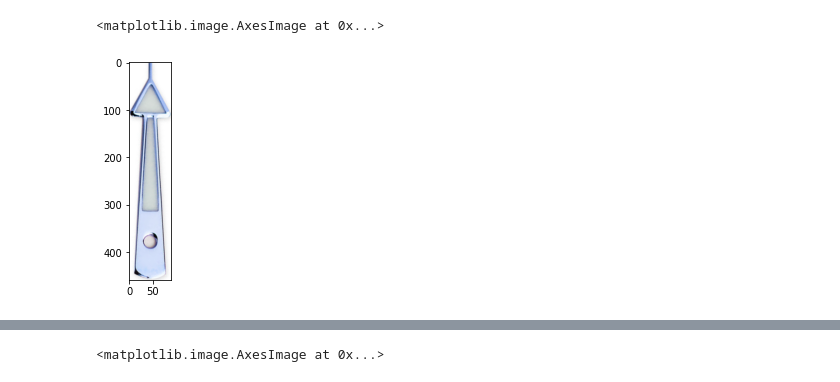
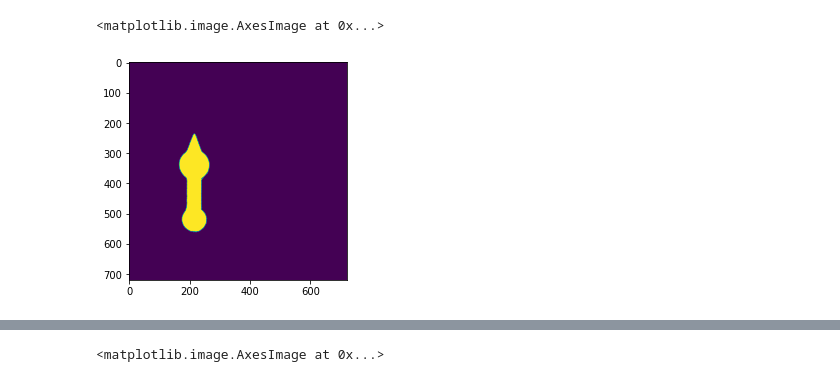
Before and after one commit to issamemari/isolate_hands, a Jupyter notebook: notebooks/Untitled.ipynb, the cells around one changed output, grey strips where cells are left out. Drawn from its saved outputs; the diff is of its cells as text; code cells hidden in the pictures.

Commit message:
Find hand center automatically

```diff
--- a/notebooks/Untitled.ipynb
+++ b/notebooks/Untitled.ipynb
@@ -1,7 +1,7 @@
 # %%
 import cv2
 
-img = cv2.imread("/home/issa/Desktop/personal/watches/hands/data/DSC09176e_720x.jpg")
+img = cv2.imread("/home/issa/Desktop/personal/watches/isolate_hands/data/hands/DSC00027e_720x.jpg")
 # %%
 from matplotlib import pyplot as plt
 
@@ -130,5 +110,5 @@ array([[[255, 255, 255,   0],
 # %%
-plt.imshow(transparent_crops[0])
+plt.imshow(rotated_masks[0])
 # %% [output]
 <matplotlib.image.AxesImage at 0x...>
-[figure, old version]
+[figure, new version]
```
Also changed, not shown: parts of 12 cells of this notebook, 1 other file.
